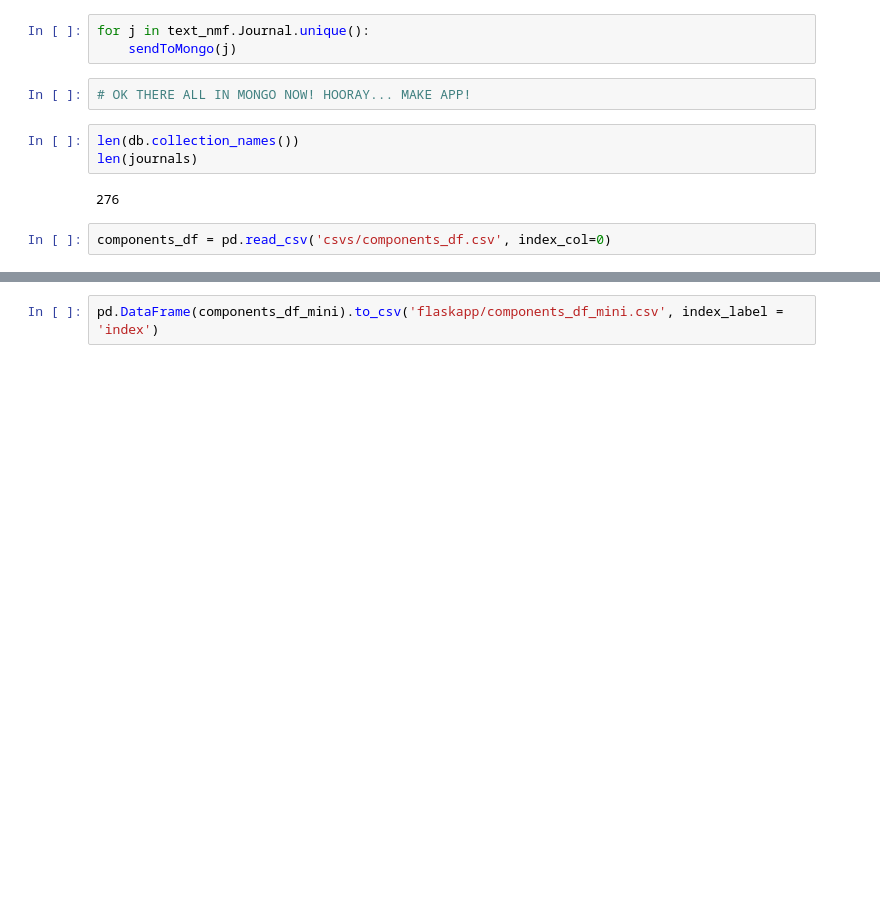
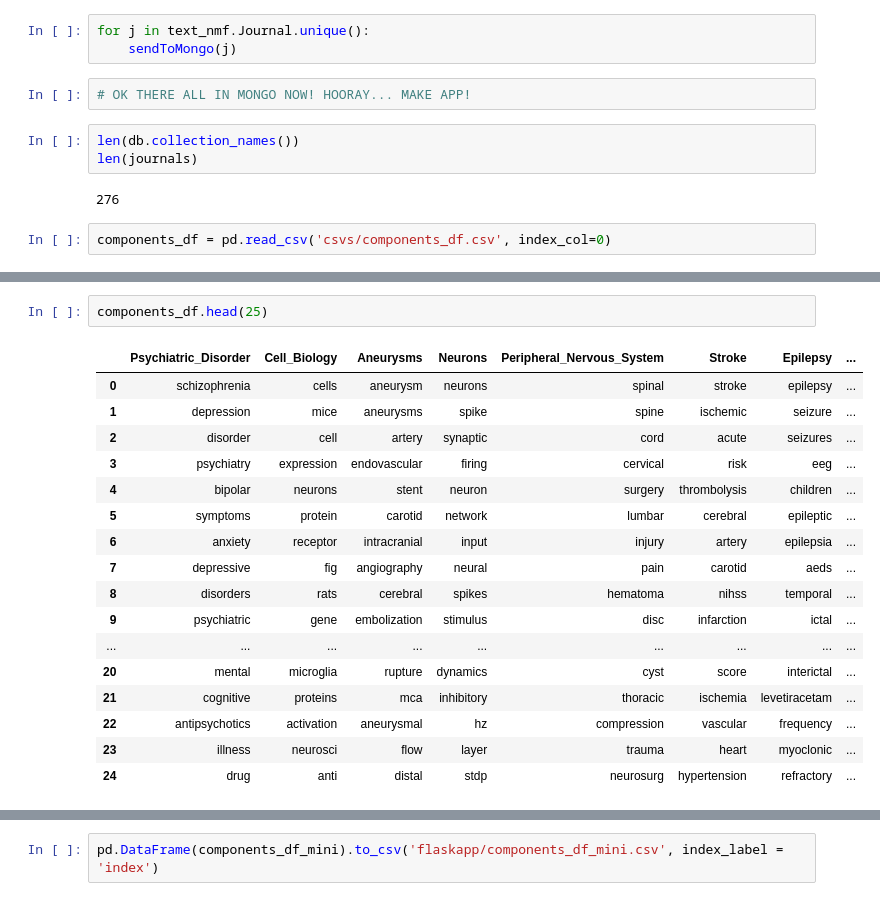
Before and after one commit to rshap91/NeuroSciJournalArticles, a Jupyter notebook: Clustering.ipynb, the cells around one changed output, grey strips where cells are left out. Saved outputs shown, nothing was run; the diff lists cells and outputs as text; blank space fills up the shorter version.

```diff
--- a/Clustering.ipynb
+++ b/Clustering.ipynb
@@ -439,0 +459,20 @@ for k in components_mini:
+# %%
+components_df.head(25)
+# %% [output]
+|  | Psychiatric_Disorder | Cell_Biology | Aneurysms | Neurons | Peripheral_Nervous_System | Stroke | Epilepsy | ... |
+| 0 | schizophrenia | cells | aneurysm | neurons | spinal | stroke | epilepsy | ... |
+| 1 | depression | mice | aneurysms | spike | spine | ischemic | seizure | ... |
+| 2 | disorder | cell | artery | synaptic | cord | acute | seizures | ... |
+| 3 | psychiatry | expression | endovascular | firing | cervical | risk | eeg | ... |
+| 4 | bipolar | neurons | stent | neuron | surgery | thrombolysis | children | ... |
+| 5 | symptoms | protein | carotid | network | lumbar | cerebral | epileptic | ... |
+| 6 | anxiety | receptor | intracranial | input | injury | artery | epilepsia | ... |
+| 7 | depressive | fig | angiography | neural | pain | carotid | aeds | ... |
+| 8 | disorders | rats | cerebral | spikes | hematoma | nihss | temporal | ... |
+| 9 | psychiatric | gene | embolization | stimulus | disc | infarction | ictal | ... |
+| ... | ... | ... | ... | ... | ... | ... | ... | ... |
+| 20 | mental | microglia | rupture | dynamics | cyst | score | interictal | ... |
+| 21 | cognitive | proteins | mca | inhibitory | thoracic | ischemia | levetiracetam | ... |
+| 22 | antipsychotics | activation | aneurysmal | hz | compression | vascular | frequency | ... |
+| 23 | illness | neurosci | flow | layer | trauma | heart | myoclonic | ... |
+| 24 | drug | anti | distal | stdp | neurosurg | hypertension | refractory | ... |
```
Also changed, not shown: parts of 24 cells of this notebook, 3 other files.
